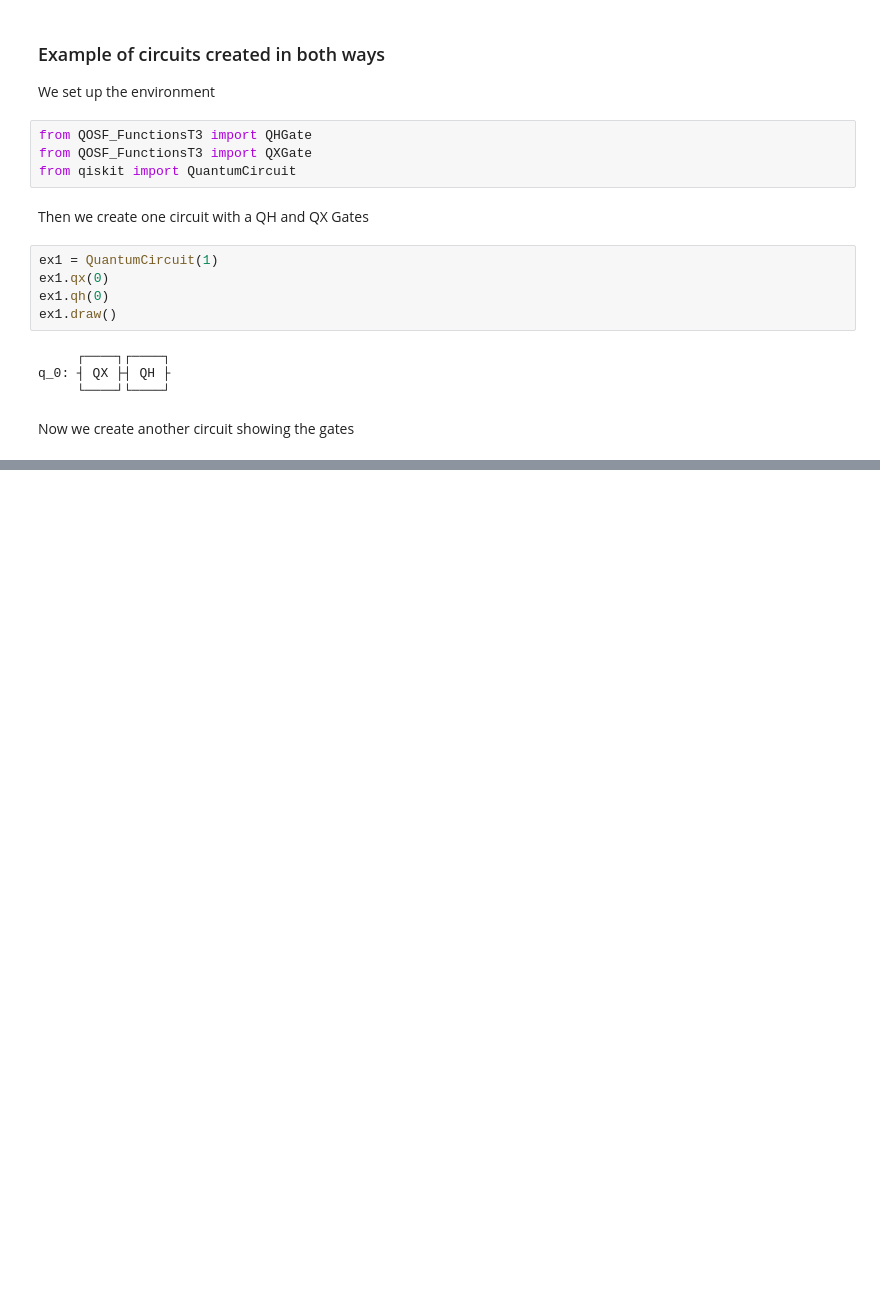
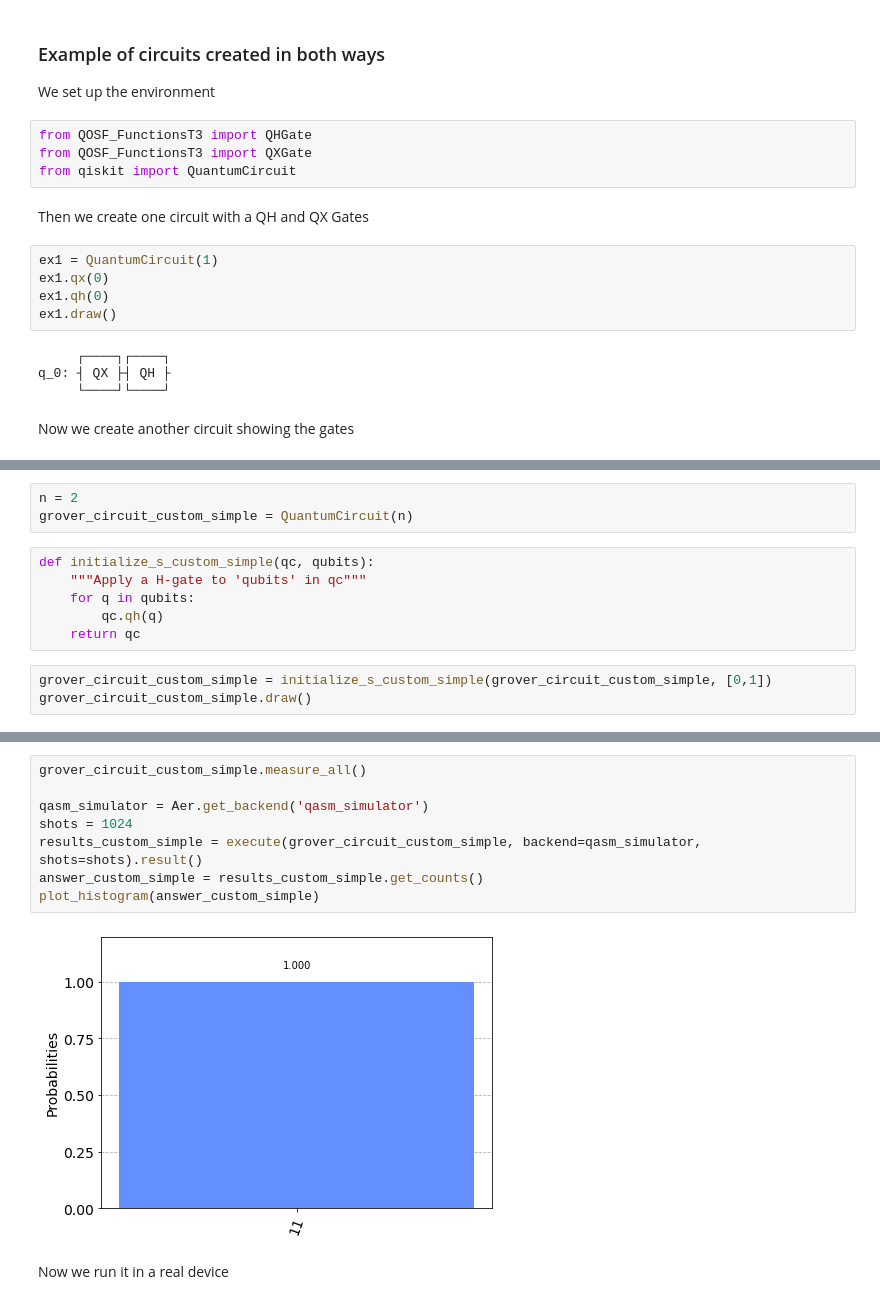
Before and after one commit to anorod/qosf_tests, a Jupyter notebook: Task3/QOSF_Task3.ipynb, the cells around one changed output, grey strips where cells are left out. Saved outputs shown, nothing was run; the diff lists cells and outputs as text; blank space fills up the shorter version.

```diff
--- a/Task3/QOSF_Task3.ipynb
+++ b/Task3/QOSF_Task3.ipynb
@@ -57,0 +204,12 @@ q_0: ┤ RZ(-pi) ├┤ RX(pi) ├┤ RZ(pi) ├┤ RX(pi/2) ├┤ RZ(pi/2) ├
+# %%
+n = 2
+grover_circuit_custom_simple = QuantumCircuit(n)
+# %%
+def initialize_s_custom_simple(qc, qubits):
+    """Apply a H-gate to 'qubits' in qc"""
+    for q in qubits:
+        qc.qh(q)
+    return qc
+# %%
+grover_circuit_custom_simple = initialize_s_custom_simple(grover_circuit_custom_simple, [0,1])
+grover_circuit_custom_simple.draw()
@@ -57,0 +254,12 @@ q_0: ┤ RZ(-pi) ├┤ RX(pi) ├┤ RZ(pi) ├┤ RX(pi/2) ├┤ RZ(pi/2) ├
+# %%
+grover_circuit_custom_simple.measure_all()
+
+qasm_simulator = Aer.get_backend('qasm_simulator')
+shots = 1024
+results_custom_simple = execute(grover_circuit_custom_simple, backend=qasm_simulator, shots=shots).result()
+answer_custom_simple = results_custom_simple.get_counts()
+plot_histogram(answer_custom_simple)
+# %% [output]
+[figure, added]
+# %% [markdown]
+Now we run it in a real device
```
Also changed, not shown: parts of 44 cells of this notebook, 1 other file.
